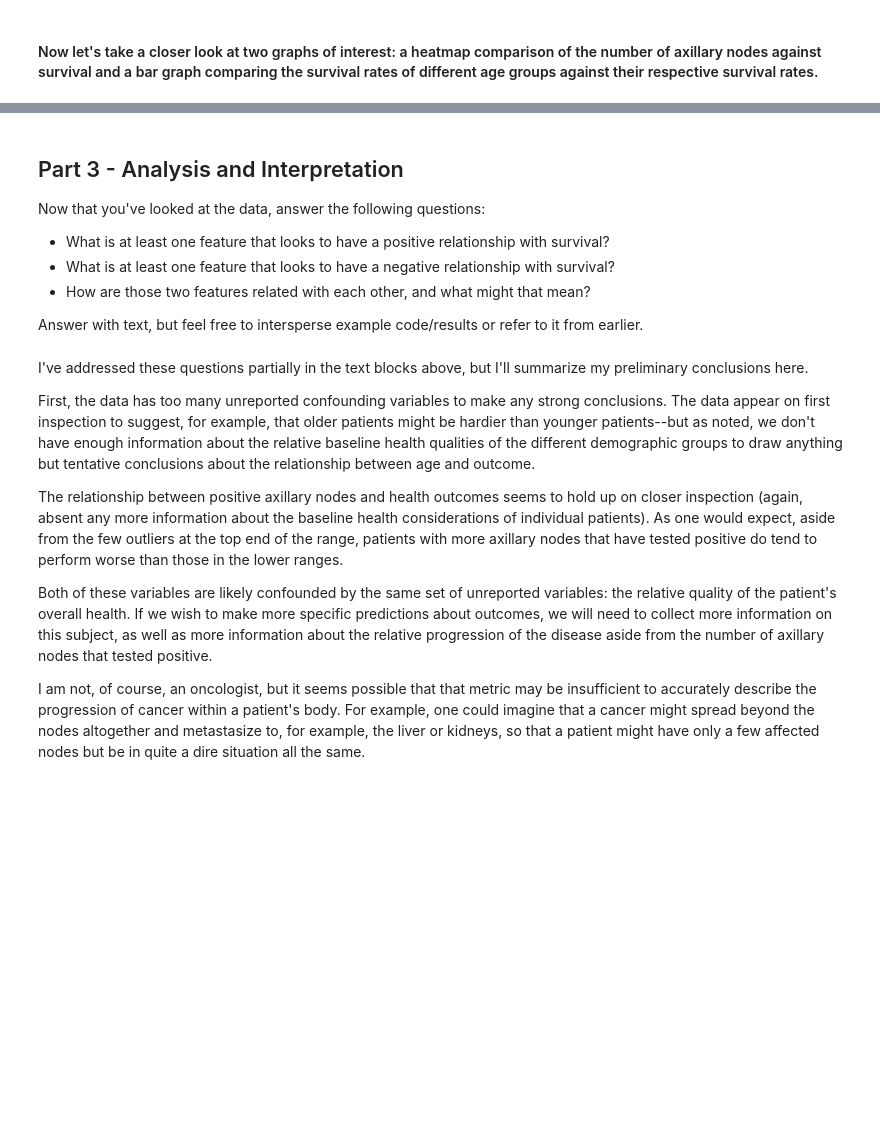
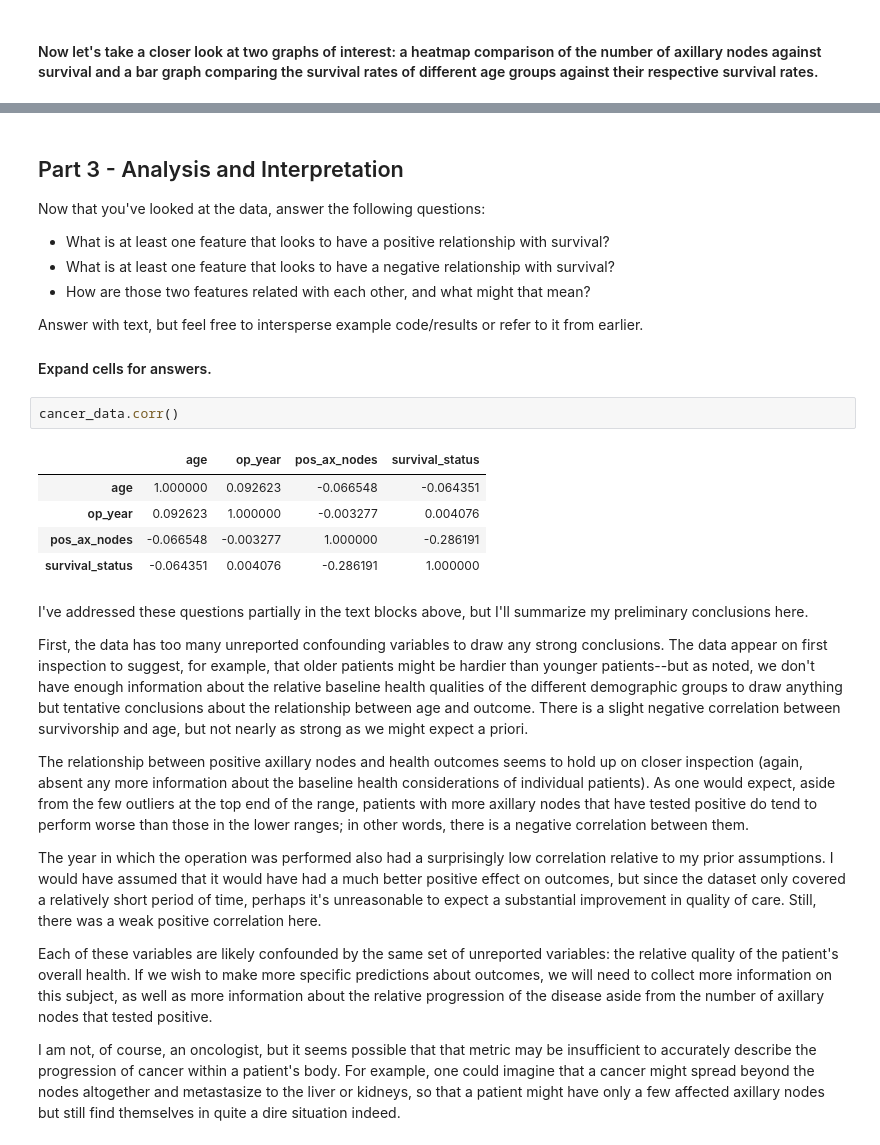
Before and after one commit to bloominstituteoftechnology/DS-Unit-1-Sprint-1-Dealing-With-Data, a Jupyter notebook: DS_Unit_1_Sprint_Challenge_1.ipynb, the cells around one changed output, grey strips where cells are left out. Cells and saved outputs as stored; diff of their text form; blank space fills up the shorter version.

```diff
--- a/DS_Unit_1_Sprint_Challenge_1.ipynb
+++ b/DS_Unit_1_Sprint_Challenge_1.ipynb
@@ -185,13 +204,25 @@ Now that you've looked at the data, answer the following questions:
 - How are those two features related with each other, and what might that mean?
 
 Answer with text, but feel free to intersperse example code/results or refer to it from earlier.
+
+#### Expand cells for answers.
+# %%
+cancer_data.corr()
+# %% [output]
+|  | age | op_year | pos_ax_nodes | survival_status |
+| age | 1.000000 | 0.092623 | -0.066548 | -0.064351 |
+| op_year | 0.092623 | 1.000000 | -0.003277 | 0.004076 |
+| pos_ax_nodes | -0.066548 | -0.003277 | 1.000000 | -0.286191 |
+| survival_status | -0.064351 | 0.004076 | -0.286191 | 1.000000 |
 # %% [markdown]
 I've addressed these questions partially in the text blocks above, but I'll summarize my preliminary conclusions here.
 
-First, the data has too many unreported confounding variables to make any strong conclusions. The data appear on first inspection to suggest, for example, that older patients might be hardier than younger patients--but as noted, we don't have enough information about the relative baseline health qualities of the different demographic groups to draw anything but tentative conclusions about the relationship between age and outcome.
+First, the data has too many unreported confounding variables to draw any strong conclusions. The data appear on first inspection to suggest, for example, that older patients might be hardier than younger patients--but as noted, we don't have enough information about the relative baseline health qualities of the different demographic groups to draw anything but tentative conclusions about the relationship between age and outcome. There is a slight negative correlation between survivorship and age, but not nearly as strong as we might expect a priori.
 
-The relationship between positive axillary nodes and health outcomes seems to hold up on closer inspection (again, absent any more information about the baseline health considerations of individual patients). As one would expect, aside from the few outliers at the top end of the range, patients with more axillary nodes that have tested positive do tend to perform worse than those in the lower ranges.
+The relationship between positive axillary nodes and health outcomes seems to hold up on closer inspection (again, absent any more information about the baseline health considerations of individual patients). As one would expect, aside from the few outliers at the top end of the range, patients with more axillary nodes that have tested positive do tend to perform worse than those in the lower ranges; in other words, there is a negative correlation between them.
 
-Both of these variables are likely confounded by the same set of unreported variables: the relative quality of the patient's overall health. If we wish to make more specific predictions about outcomes, we will need to collect more information on this subject, as well as more information about the relative progression of the disease aside from the number of axillary nodes that tested positive.
+The year in which the operation was performed also had a surprisingly low correlation relative to my prior assumptions. I would have assumed that it would have had a much better positive effect on outcomes, but since the dataset only covered a relatively short period of time, perhaps it's unreasonable to expect a substantial improvement in quality of care. Still, there was a weak positive correlation here.
 
-I am not, of course, an oncologist, but it seems possible that that metric may be insufficient to accurately describe the progression of cancer within a patient's body. For example, one could imagine that a cancer might spread beyond the nodes altogether and metastasize to, for example, the liver or kidneys, so that a patient might have only a few affected nodes but be in quite a dire situation all the same.
+Each of these variables are likely confounded by the same set of unreported variables: the relative quality of the patient's overall health. If we wish to make more specific predictions about outcomes, we will need to collect more information on this subject, as well as more information about the relative progression of the disease aside from the number of axillary nodes that tested positive.
+
+I am not, of course, an oncologist, but it seems possible that that metric may be insufficient to accurately describe the progression of cancer within a patient's body. For example, one could imagine that a cancer might spread beyond the nodes altogether and metastasize to the liver or kidneys, so that a patient might have only a few affected axillary nodes but still find themselves in quite a dire situation indeed.
```
Also changed, not shown: parts of 7 cells of this notebook.
